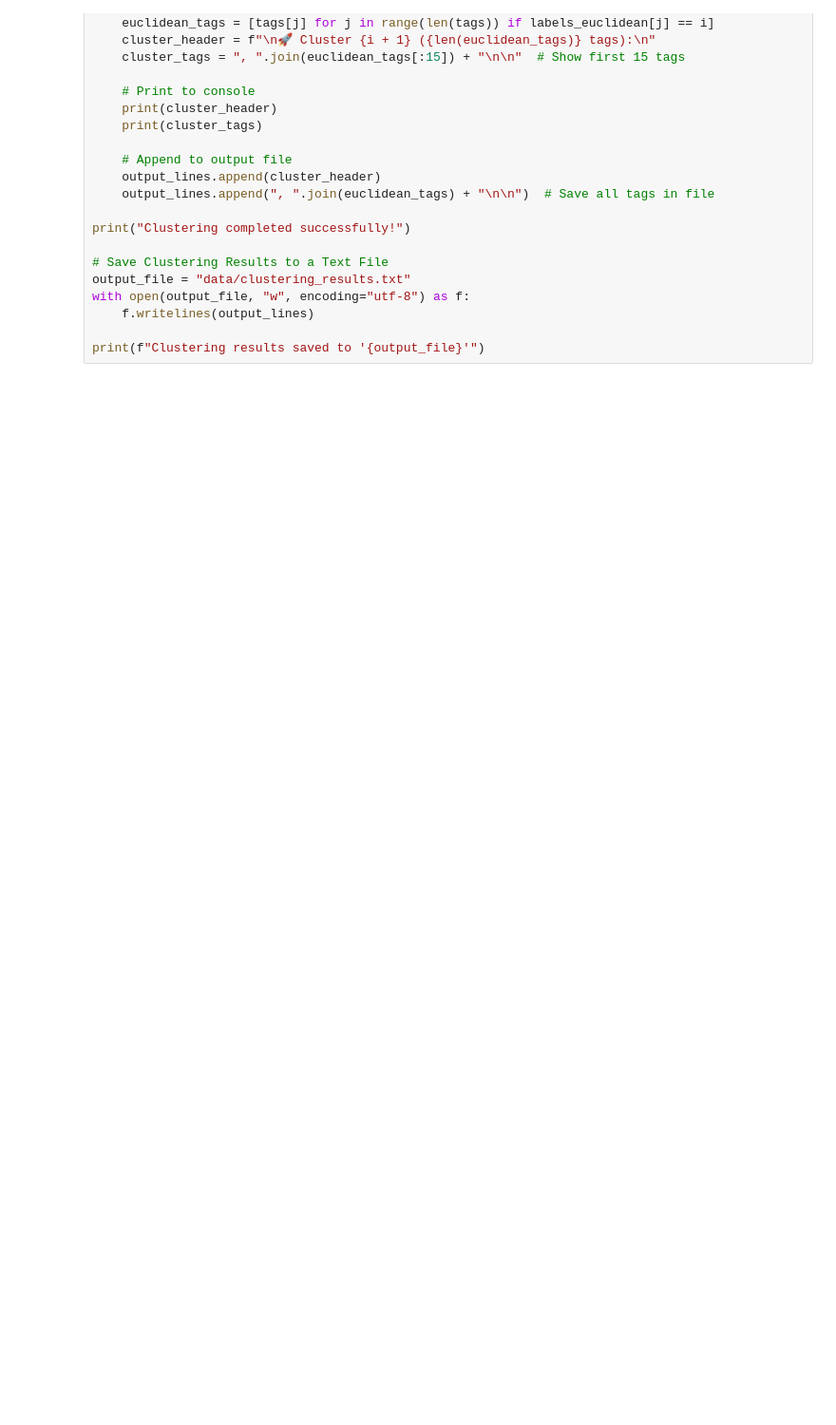
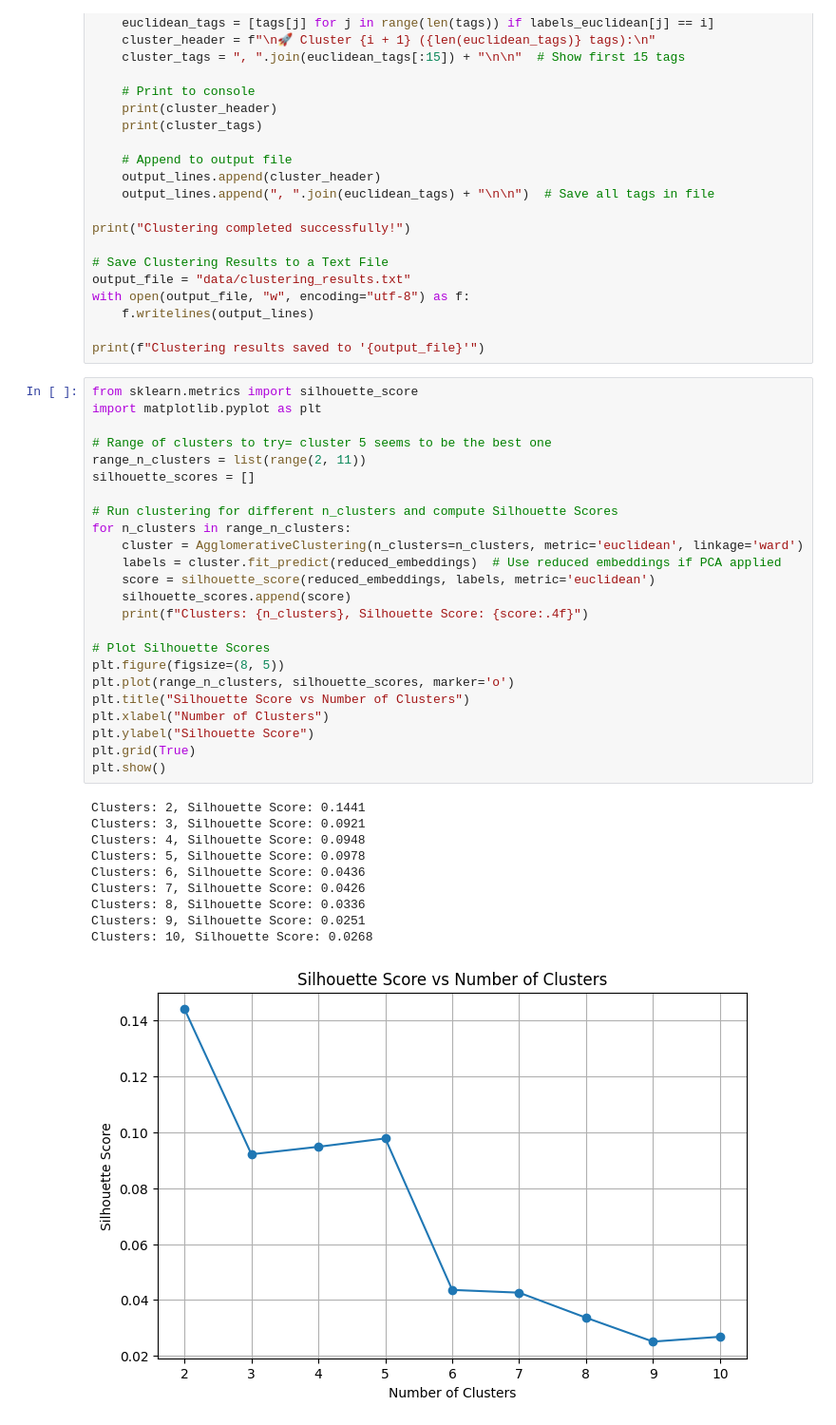
Before and after one commit to annitziak/CodeMe, a Jupyter notebook: retrieval_models/tags_grouping.ipynb, the cells around one changed output. Shown at 95% size. Drawn from its saved outputs; the diff is of its cells as text; blank space fills up the shorter version.

Commit message:
tested silhouette score for range 2-11 clusters
5 clusters seems to be the most reasonable

```diff
--- a/retrieval_models/tags_grouping.ipynb
+++ b/retrieval_models/tags_grouping.ipynb
@@ -162,3 +162,38 @@ with open(output_file, "w", encoding="utf-8") as f:
     f.writelines(output_lines)
 
 print(f"Clustering results saved to '{output_file}'")
+# %%
+from sklearn.metrics import silhouette_score
+import matplotlib.pyplot as plt
+
+# Range of clusters to try= cluster 5 seems to be the best one
+range_n_clusters = list(range(2, 11))
+silhouette_scores = []
+
+# Run clustering for different n_clusters and compute Silhouette Scores
+for n_clusters in range_n_clusters:
+    cluster = AgglomerativeClustering(n_clusters=n_clusters, metric='euclidean', linkage='ward')
+    labels = cluster.fit_predict(reduced_embeddings)  # Use reduced embeddings if PCA applied
+    score = silhouette_score(reduced_embeddings, labels, metric='euclidean')
+    silhouette_scores.append(score)
+    print(f"Clusters: {n_clusters}, Silhouette Score: {score:.4f}")
+
+# Plot Silhouette Scores
+plt.figure(figsize=(8, 5))
+plt.plot(range_n_clusters, silhouette_scores, marker='o')
+plt.title("Silhouette Score vs Number of Clusters")
+plt.xlabel("Number of Clusters")
+plt.ylabel("Silhouette Score")
+plt.grid(True)
+plt.show()
+# %% [output]
+Clusters: 2, Silhouette Score: 0.1441
+Clusters: 3, Silhouette Score: 0.0921
+Clusters: 4, Silhouette Score: 0.0948
+Clusters: 5, Silhouette Score: 0.0978
+Clusters: 6, Silhouette Score: 0.0436
+Clusters: 7, Silhouette Score: 0.0426
+Clusters: 8, Silhouette Score: 0.0336
+Clusters: 9, Silhouette Score: 0.0251
+Clusters: 10, Silhouette Score: 0.0268
+[figure, added]
```
